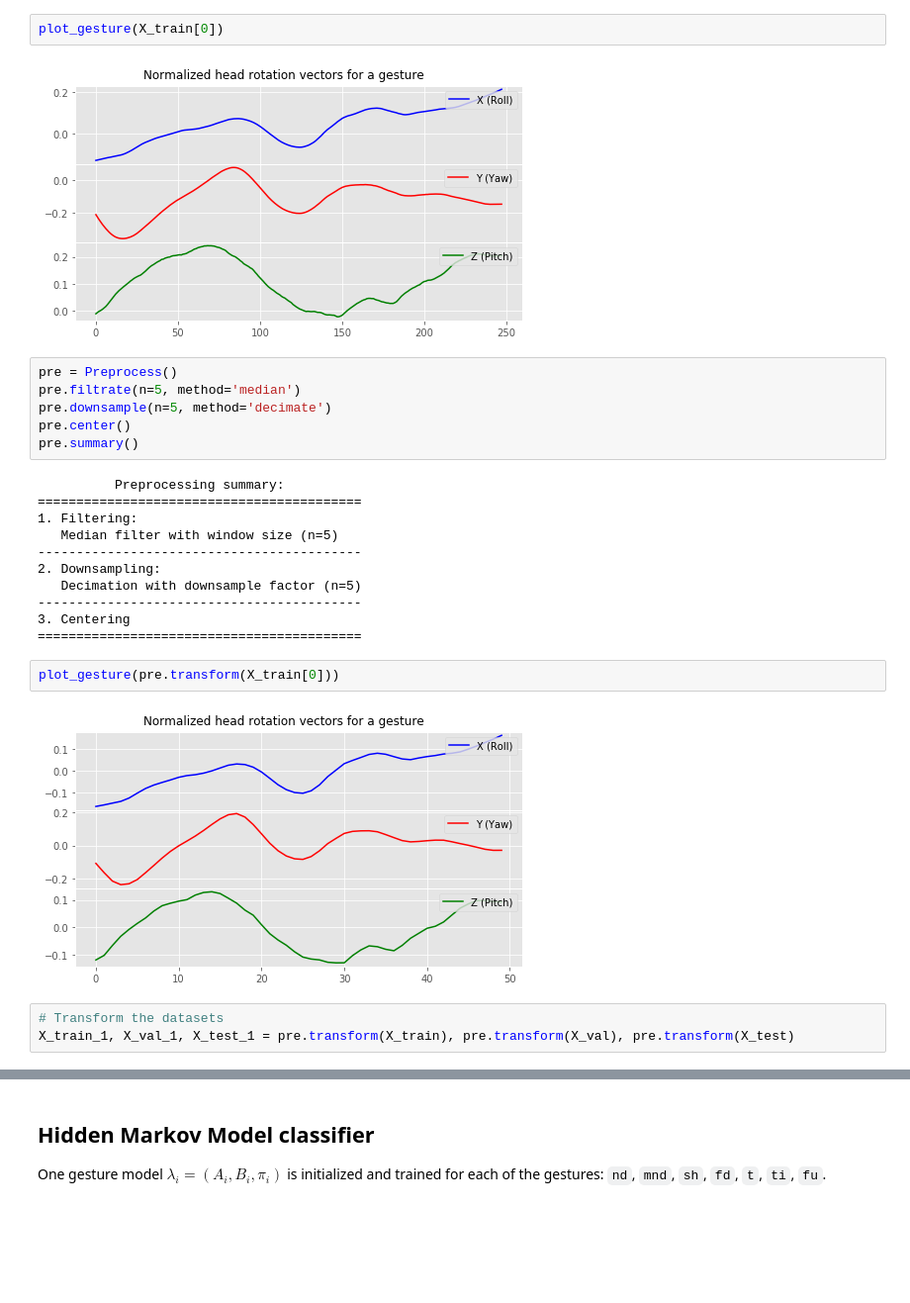
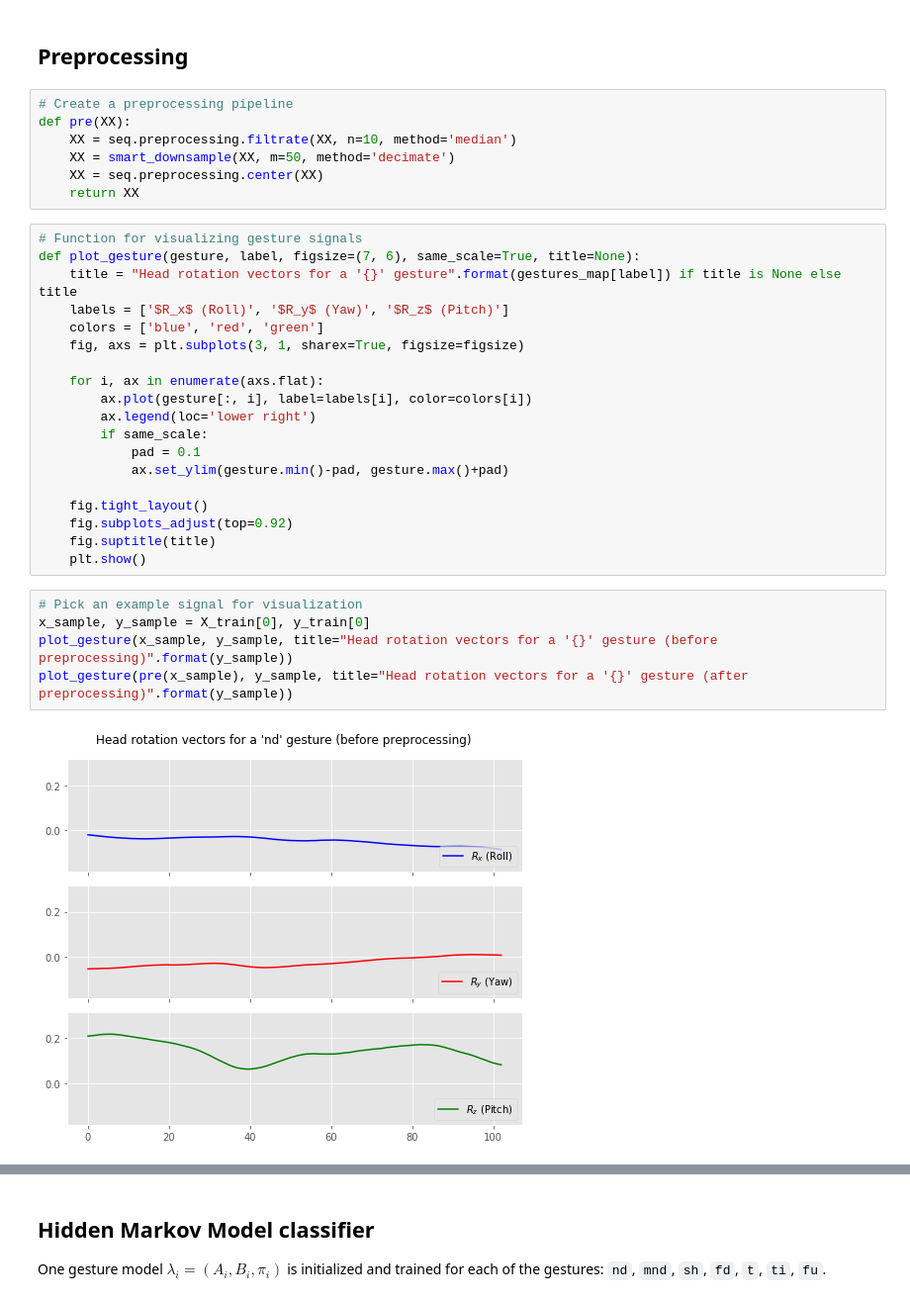
Before and after one commit to eonu/inf4-hons, a Jupyter notebook: sandbox/notebooks/Isolated Recognition.ipynb, the cells around one changed output, grey strips where cells are left out. Shown at 99% size. Cells and saved outputs as stored; diff of their text form; blank space fills up the shorter version.

```diff
--- a/sandbox/notebooks/Isolated Recognition.ipynb
+++ b/sandbox/notebooks/Isolated Recognition.ipynb
@@ -165,28 +67,35 @@ show_durations(X_train)
-# %%
-plot_gesture(X_train[0])
-# %% [output]
-[figure, removed]
-# %%
-pre = Preprocess()
-pre.filtrate(n=5, method='median')
-pre.downsample(n=5, method='decimate')
-pre.center()
-pre.summary()
-# %% [output]
-          Preprocessing summary:
-==========================================
-1. Filtering:
-   Median filter with window size (n=5)
-------------------------------------------
-2. Downsampling:
-   Decimation with downsample factor (n=5)
-------------------------------------------
-3. Centering
-==========================================
-# %%
-plot_gesture(pre.transform(X_train[0]))
-# %% [output]
-[figure, removed]
-# %%
-# Transform the datasets
-X_train_1, X_val_1, X_test_1 = pre.transform(X_train), pre.transform(X_val), pre.transform(X_test)
+# %% [markdown]
+## Preprocessing
+# %%
+# Create a preprocessing pipeline
+def pre(XX):
+    XX = seq.preprocessing.filtrate(XX, n=10, method='median')
+    XX = smart_downsample(XX, m=50, method='decimate')
+    XX = seq.preprocessing.center(XX)
+    return XX
+# %%
+# Function for visualizing gesture signals
+def plot_gesture(gesture, label, figsize=(7, 6), same_scale=True, title=None):
+    title = "Head rotation vectors for a '{}' gesture".format(gestures_map[label]) if title is None else title
+    labels = ['$R_x$ (Roll)', '$R_y$ (Yaw)', '$R_z$ (Pitch)']
+    colors = ['blue', 'red', 'green']
+    fig, axs = plt.subplots(3, 1, sharex=True, figsize=figsize)
+
+    for i, ax in enumerate(axs.flat):
+        ax.plot(gesture[:, i], label=labels[i], color=colors[i])
+        ax.legend(loc='lower right')
+        if same_scale:
+            pad = 0.1
+            ax.set_ylim(gesture.min()-pad, gesture.max()+pad)
+
+    fig.tight_layout()
+    fig.subplots_adjust(top=0.92)
+    fig.suptitle(title)
+    plt.show()
+# %%
+# Pick an example signal for visualization
+x_sample, y_sample = X_train[0], y_train[0]
+plot_gesture(x_sample, y_sample, title="Head rotation vectors for a '{}' gesture (before preprocessing)".format(y_sample))
+plot_gesture(pre(x_sample), y_sample, title="Head rotation vectors for a '{}' gesture (after preprocessing)".format(y_sample))
+# %% [output]
+[figure, added]
```
Also changed, not shown: parts of 40 cells of this notebook, 4 other files.
